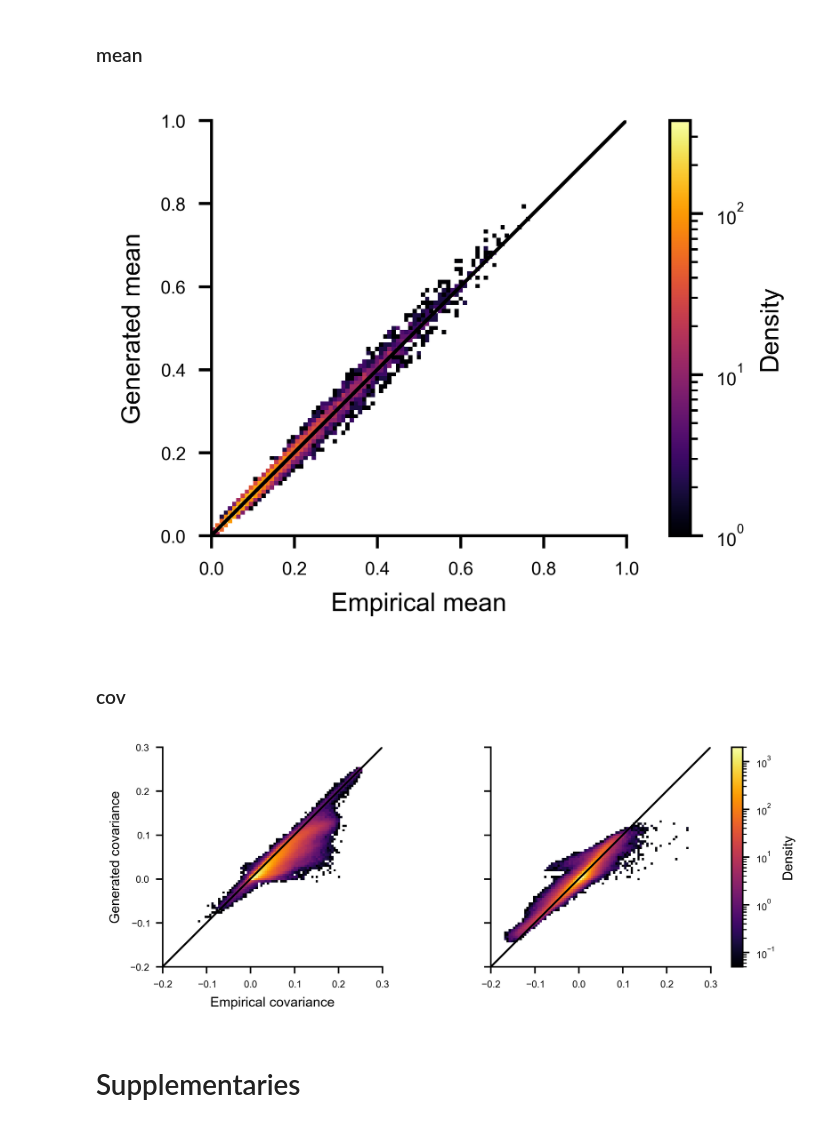
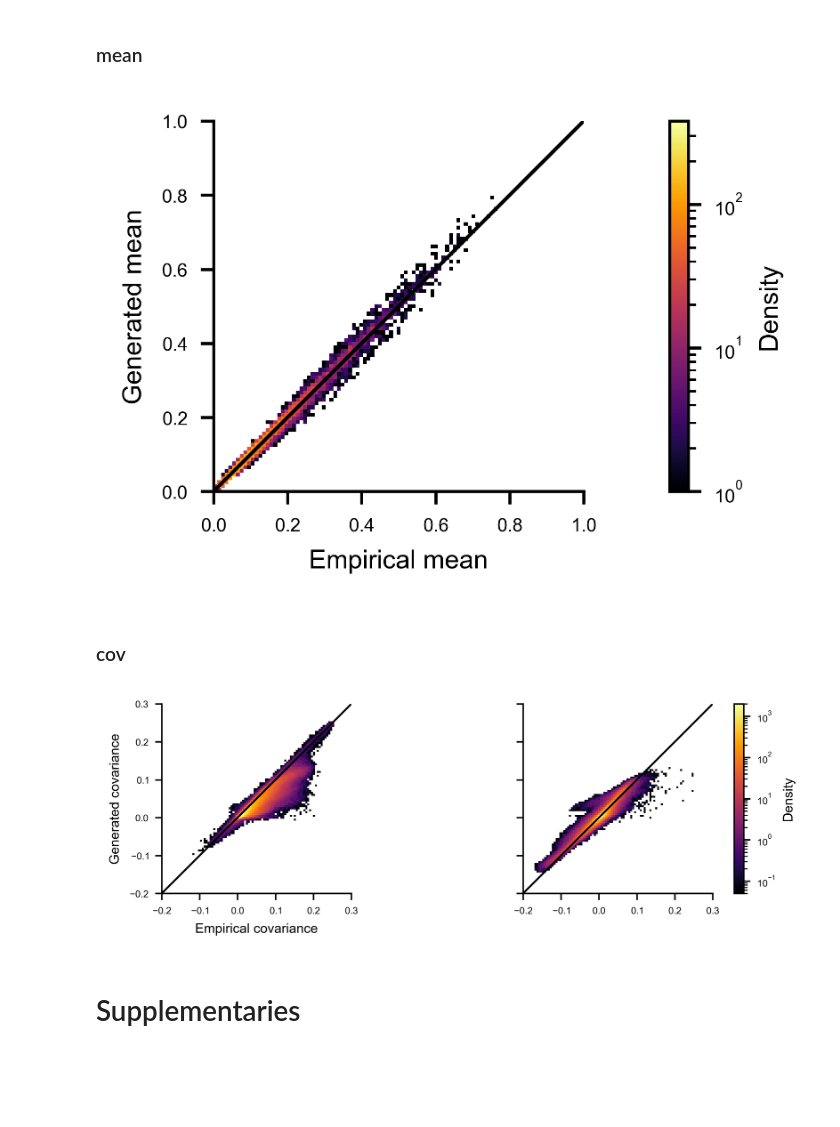
Before and after one commit to ZebrafishHMM2023/ZebrafishHMM2023_CodeAndData, a Jupyter notebook: Figures/Fig4.ipynb, the cells around one changed output. Cells and saved outputs as stored; diff of their text form; code cells hidden in the pictures; blank space fills up the shorter version.

```diff
--- a/Figures/Fig4.ipynb
+++ b/Figures/Fig4.ipynb
@@ -167,17 +167,17 @@ for artr in ALL_ARTRs:
 datas = np.concatenate(datas)
 gens = np.concatenate(gens)
 # %%
-fig, ax = plt.subplots(figsize=(3,2))
+fig, ax = plt.subplots(figsize=(1.8*3.5,1.8))
 mmin, mmax = min(datas.min(), gens.min()), max(datas.max(), gens.max())
-h,x,y,hp = ax.hist2d(datas, gens, bins=np.linspace(0,1,100), norm=LogNorm(), cmap="inferno", density=True);
+h,x,y,hp = ax.hist2d(datas, gens, bins=np.linspace(0,1,100), norm=LogNorm(), cmap="inferno", density=True, rasterized=True);
 ax.plot([0, 1], [0, 1], linewidth=1)
 fig.colorbar(hp, ax=ax, label="Density")
 ax.set_aspect(1)
 ax.set_xlabel("Empirical mean")
 ax.set_ylabel("Generated mean")
 fig.savefig("panels/Fig4/mean.svg")
 # %% [output]
-[figure, old version]
+[figure, new version]
 # %% [markdown]
 ### cov
 # %%
@@ -202,19 +202,19 @@ oCs = np.concatenate(oCs)
 sCgens = np.concatenate(sCgens)
 oCgens = np.concatenate(oCgens)
 # %%
-fig, axs = plt.subplots(ncols=2, figsize=(2*2+1,2), sharex=True, sharey=True)
+fig, axs = plt.subplots(ncols=2, figsize=(1.8*2+1.5,1.8), sharex=True, sharey=True)
 
 _,_,_,h1 = axs[0].hist2d(
     sCs, sCgens,
     bins=np.linspace(-0.2,+0.3,100), norm=LogNorm(vmin=5.0e-2, vmax=2.0e+3),
     cmap="inferno",
-    density=True
+    density=True, rasterized=True,
 )
 _,_,_,h2 = axs[1].hist2d(
     oCs, oCgens,
     bins=np.linspace(-0.2,+0.3,100), norm=LogNorm(vmin=5.0e-2, vmax=2.0e+3),
     cmap="inferno",
-    density=True
+    density=True, rasterized=True,
 )
 
 #fig.colorbar(h1, ax=axs[0], label="Density")
@@ -228,6 +228,6 @@ axs[0].set_ylabel("Generated covariance")
 
 fig.savefig("panels/Fig4/cov.svg")
 # %% [output]
-[figure, old version]
+[figure, new version]
 # %% [markdown]
 # Supplementaries
```
Also changed, not shown: 8 other files.
